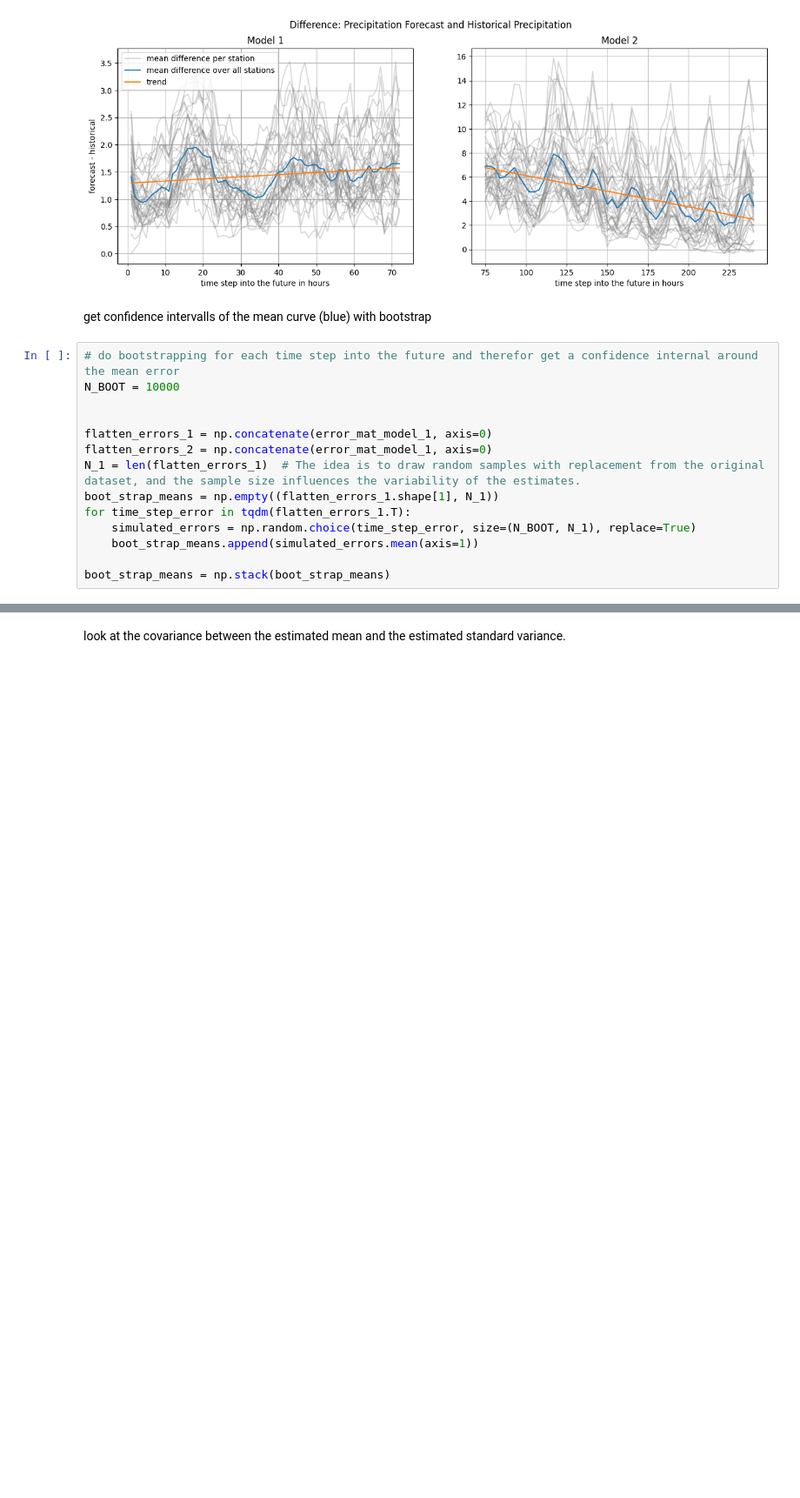
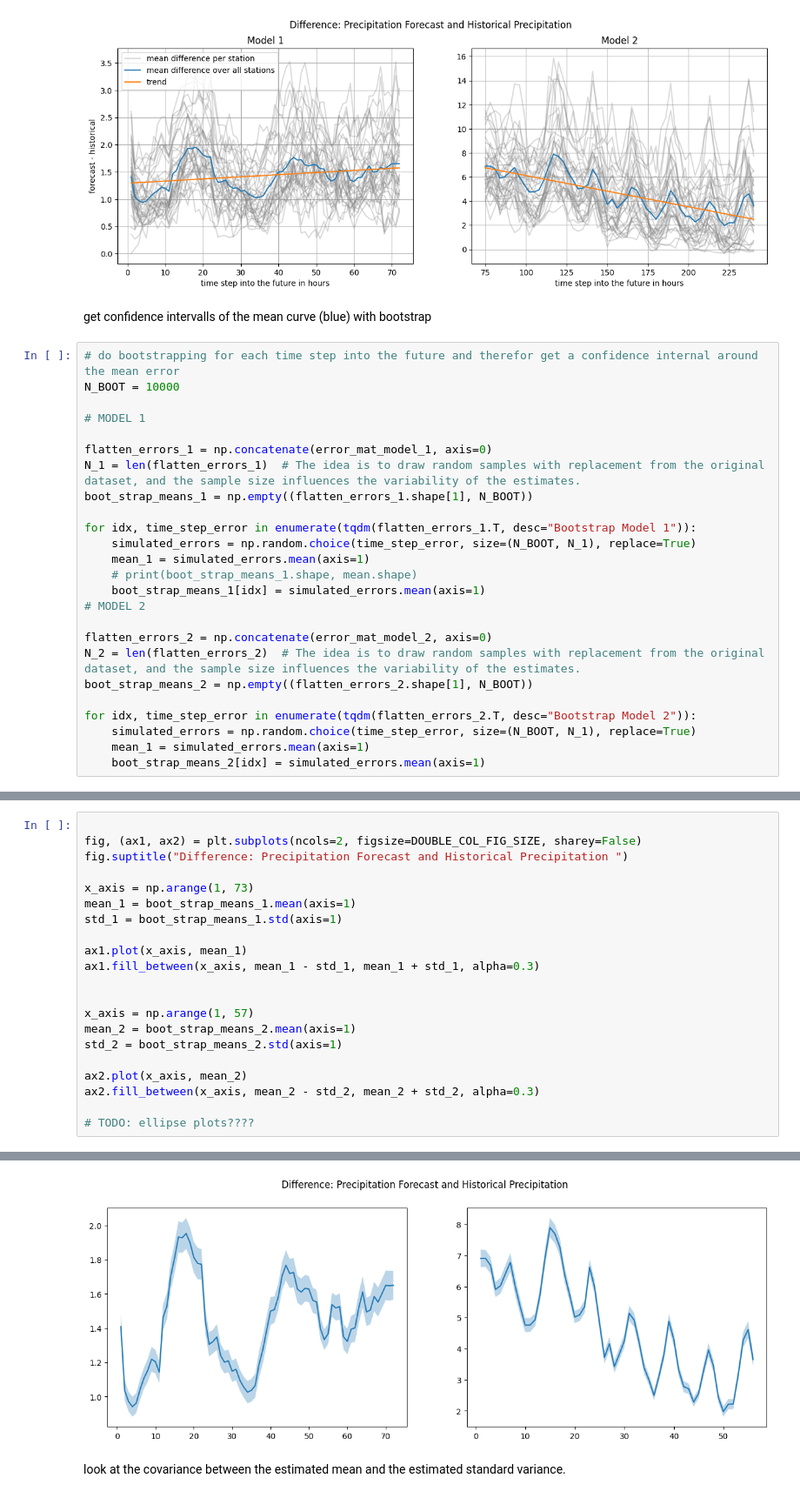
Before and after one commit to RobinU434/DataLiteracy, a Jupyter notebook: studies/13_01_24_RU_glimps_into_data.ipynb, the cells around one changed output, grey strips where cells are left out. Shown at 87% size. Saved outputs shown, nothing was run; the diff lists cells and outputs as text; blank space fills up the shorter version.

```diff
--- a/studies/13_01_24_RU_glimps_into_data.ipynb
+++ b/studies/13_01_24_RU_glimps_into_data.ipynb
@@ -207,13 +207,24 @@ get confidence intervalls of the mean curve (blue) with bootstrap
 # do bootstrapping for each time step into the future and therefor get a confidence internal around the mean error
 N_BOOT = 10000
 
+# MODEL 1
 
 flatten_errors_1 = np.concatenate(error_mat_model_1, axis=0)
-flatten_errors_2 = np.concatenate(error_mat_model_1, axis=0)
 N_1 = len(flatten_errors_1)  # The idea is to draw random samples with replacement from the original dataset, and the sample size influences the variability of the estimates.
-boot_strap_means = np.empty((flatten_errors_1.shape[1], N_1))
-for time_step_error in tqdm(flatten_errors_1.T):
+boot_strap_means_1 = np.empty((flatten_errors_1.shape[1], N_BOOT))
+
+for idx, time_step_error in enumerate(tqdm(flatten_errors_1.T, desc="Bootstrap Model 1")):
     simulated_errors = np.random.choice(time_step_error, size=(N_BOOT, N_1), replace=True)
-    boot_strap_means.append(simulated_errors.mean(axis=1))
+    mean_1 = simulated_errors.mean(axis=1)
+    # print(boot_strap_means_1.shape, mean.shape)
+    boot_strap_means_1[idx] = simulated_errors.mean(axis=1)
+# MODEL 2
 
-boot_strap_means = np.stack(boot_strap_means)
+flatten_errors_2 = np.concatenate(error_mat_model_2, axis=0)
+N_2 = len(flatten_errors_2)  # The idea is to draw random samples with replacement from the original dataset, and the sample size influences the variability of the estimates.
+boot_strap_means_2 = np.empty((flatten_errors_2.shape[1], N_BOOT))
+
+for idx, time_step_error in enumerate(tqdm(flatten_errors_2.T, desc="Bootstrap Model 2")):
+    simulated_errors = np.random.choice(time_step_error, size=(N_BOOT, N_1), replace=True)
+    mean_1 = simulated_errors.mean(axis=1)
+    boot_strap_means_2[idx] = simulated_errors.mean(axis=1)
@@ -234,0 +235,22 @@ ax.fill_between(x_axis, mean - std, mean + std, alpha=0.3)
+# %%
+
+fig, (ax1, ax2) = plt.subplots(ncols=2, figsize=DOUBLE_COL_FIG_SIZE, sharey=False)
+fig.suptitle("Difference: Precipitation Forecast and Historical Precipitation ")
+
+x_axis = np.arange(1, 73)
+mean_1 = boot_strap_means_1.mean(axis=1)
+std_1 = boot_strap_means_1.std(axis=1)
+
+ax1.plot(x_axis, mean_1)
+ax1.fill_between(x_axis, mean_1 - std_1, mean_1 + std_1, alpha=0.3)
+
+
+x_axis = np.arange(1, 57)
+mean_2 = boot_strap_means_2.mean(axis=1)
+std_2 = boot_strap_means_2.std(axis=1)
+
+ax2.plot(x_axis, mean_2)
+ax2.fill_between(x_axis, mean_2 - std_2, mean_2 + std_2, alpha=0.3)
+
+# TODO: ellipse plots????
+# %% [output]
@@ -235,2 +258,3 @@ ax.fill_between(x_axis, mean - std, mean + std, alpha=0.3)
+[figure, added]
 # %% [markdown]
 look at the covariance between the estimated mean and the estimated standard variance.
```
Also changed, not shown: parts of 23 cells of this notebook.
